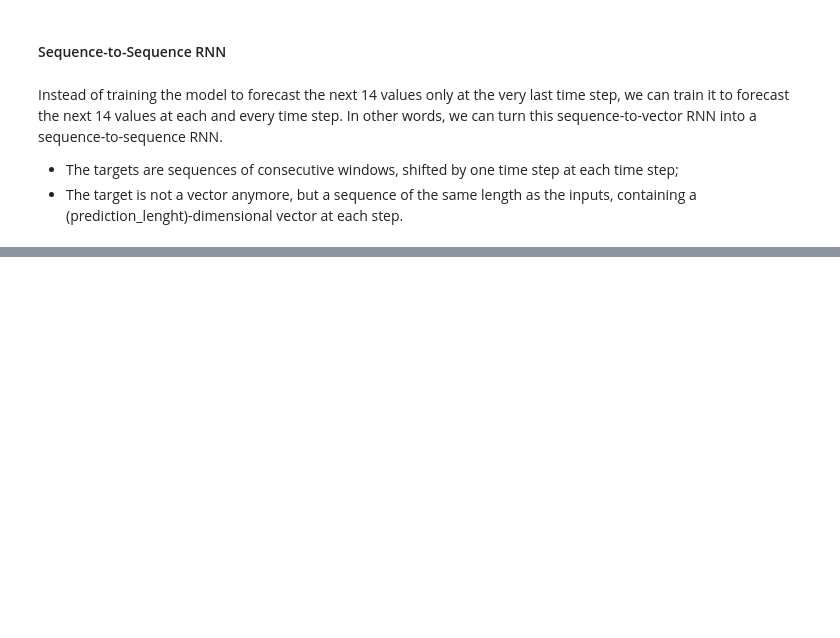
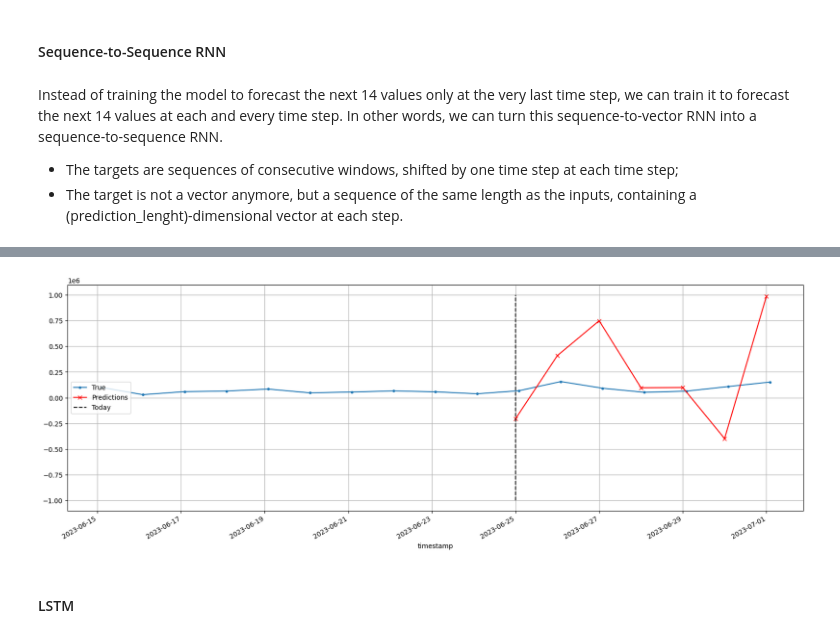
Before and after one commit to AnastasiaBrinati/experiments, a Jupyter notebook: Models2.ipynb, the cells around one changed output, grey strips where cells are left out. Saved outputs shown, nothing was run; the diff lists cells and outputs as text; code cells hidden in the pictures; blank space fills up the shorter version.

```diff
--- a/Models2.ipynb
+++ b/Models2.ipynb
@@ -455,0 +482,22 @@ plt.show()
+# %%
+class LNSimpleRNNCell(tf.keras.layers.Layer):
+    def __init__(self, units, activation="tanh", **kwargs):
+        super().__init__(**kwargs)
+        self.state_size = units
+        self.output_size = units
+        self.simple_rnn_cell = tf.keras.layers.SimpleRNNCell(units, activation=None)
+        self.layer_norm = tf.keras.layers.LayerNormalization()
+        self.activation = tf.keras.activations.get(activation)
+
+    def call(self, inputs, states):
+        outputs, new_states = self.simple_rnn_cell(inputs, states)
+        norm_outputs = self.activation(self.layer_norm(outputs))
+        return norm_outputs, [norm_outputs]
+# %%
+tf.random.set_seed(42)  # extra code – ensures reproducibility
+custom_ln_model = tf.keras.Sequential([
+    tf.keras.layers.RNN(LNSimpleRNNCell(batch_size), return_sequences=True, input_shape=[None, num_features]),
+    tf.keras.layers.Dense(prediction_lenght)
+])
+# %%
+fit_and_evaluate(custom_ln_model, seq2seq_train, seq2seq_valid)
@@ -455,0 +518,21 @@ plt.show()
+# %%
+X = valid.to_numpy()[np.newaxis, :sequence_lenght]
+Y_pred = custom_ln_model.predict(X)  # but then [0, -1] because only the last time step's output
+
+# The forecasts start on 2023-06-01, and they end
+# on 2019-06-14. That's 14 days in total.
+origin = "2023-06-15"
+start = "2023-06-25"
+end = "2023-07-01"
+
+Y_pred = pd.Series(Y_pred[0, -1], index=pd.date_range(start, end))
+
+fig, ax = plt.subplots(figsize=(20, 7))
+(vl * 1e6)[origin:end].plot(label="True", marker=".", ax=ax)
+(Y_pred * 1e6).plot(label="Predictions", grid=True, marker="x", color="r", ax=ax)
+ax.vlines(start, -1e6, 1e6, color="k", linestyle="--", label="Today")
+#ax.set_ylim([200_000, 800_000])
+plt.legend(loc="center left")
+#save_fig("forecast_ahead_plot")
+plt.show()
+# %% [output]
@@ -455,0 +540,3 @@ plt.show()
+[figure, added]
+# %% [markdown]
+ #### LSTM
```
Also changed, not shown: parts of 24 cells of this notebook.
